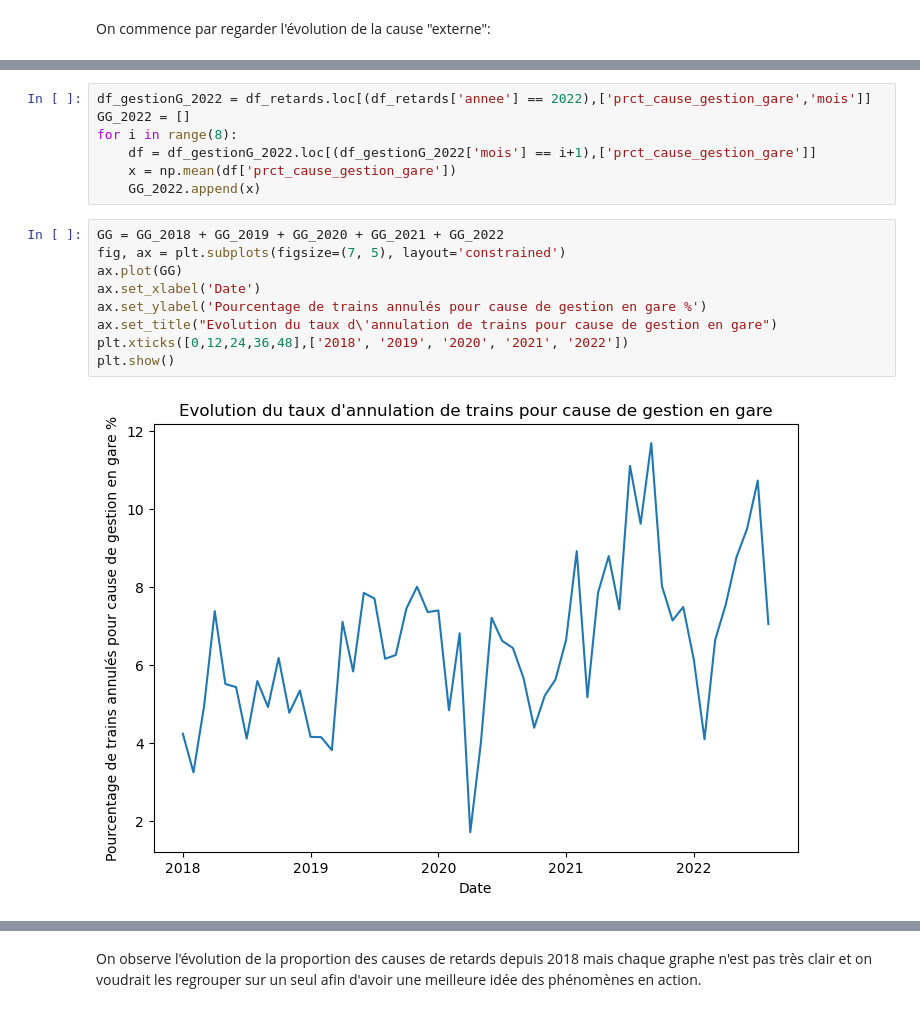
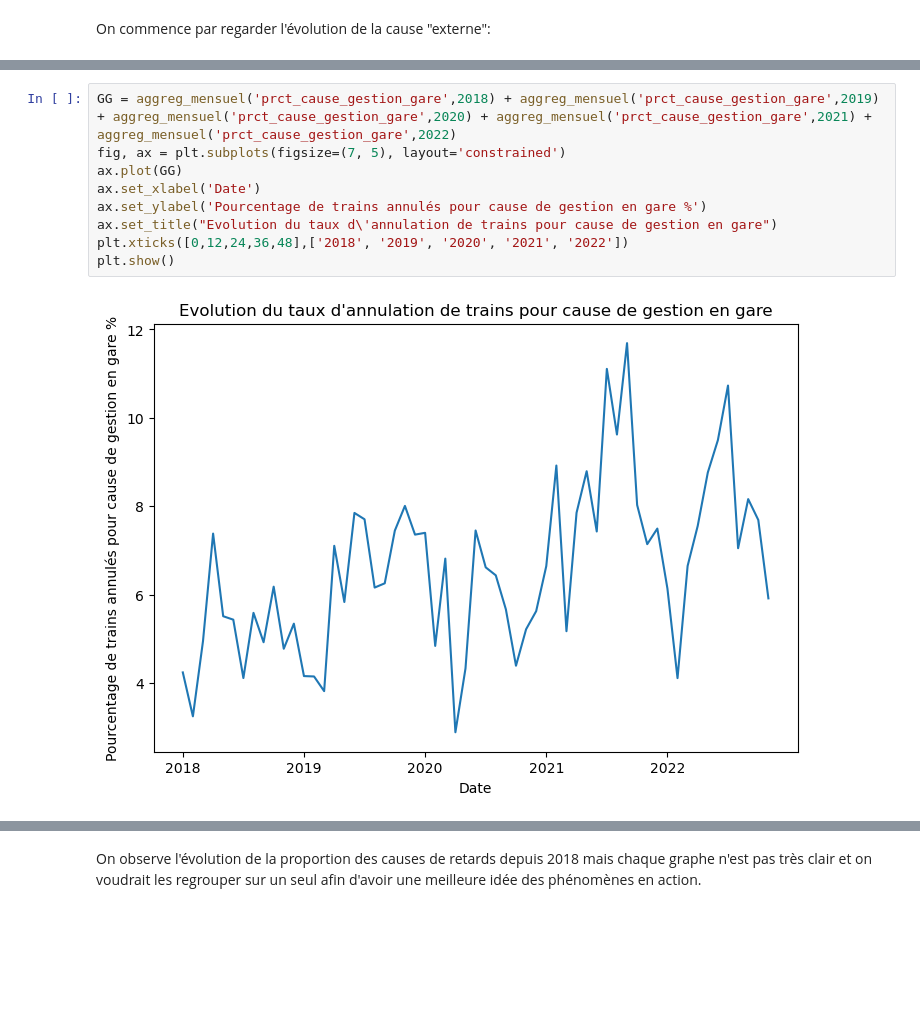
Before and after one commit to DiegoRenaud/Exercice, a Jupyter notebook: Analyse_retards.ipynb, the cells around one changed output, grey strips where cells are left out. Saved outputs shown, nothing was run; the diff lists cells and outputs as text; blank space fills up the shorter version.

```diff
--- a/Analyse_retards.ipynb
+++ b/Analyse_retards.ipynb
@@ -338,18 +196,11 @@ for i in range(12):
-# %%
-df_gestionG_2022 = df_retards.loc[(df_retards['annee'] == 2022),['prct_cause_gestion_gare','mois']]
-GG_2022 = []
-for i in range(8):
-    df = df_gestionG_2022.loc[(df_gestionG_2022['mois'] == i+1),['prct_cause_gestion_gare']]
-    x = np.mean(df['prct_cause_gestion_gare'])
-    GG_2022.append(x)
 # %%
-GG = GG_2018 + GG_2019 + GG_2020 + GG_2021 + GG_2022
+GG = aggreg_mensuel('prct_cause_gestion_gare',2018) + aggreg_mensuel('prct_cause_gestion_gare',2019) + aggreg_mensuel('prct_cause_gestion_gare',2020) + aggreg_mensuel('prct_cause_gestion_gare',2021) + aggreg_mensuel('prct_cause_gestion_gare',2022)
 fig, ax = plt.subplots(figsize=(7, 5), layout='constrained')
 ax.plot(GG)
 ax.set_xlabel('Date')
 ax.set_ylabel('Pourcentage de trains annulés pour cause de gestion en gare %')
 ax.set_title("Evolution du taux d\'annulation de trains pour cause de gestion en gare")
 plt.xticks([0,12,24,36,48],['2018', '2019', '2020', '2021', '2022'])
 plt.show()
 # %% [output]
-[figure, old version]
+[figure, new version]
```
Also changed, not shown: parts of 42 cells of this notebook.
